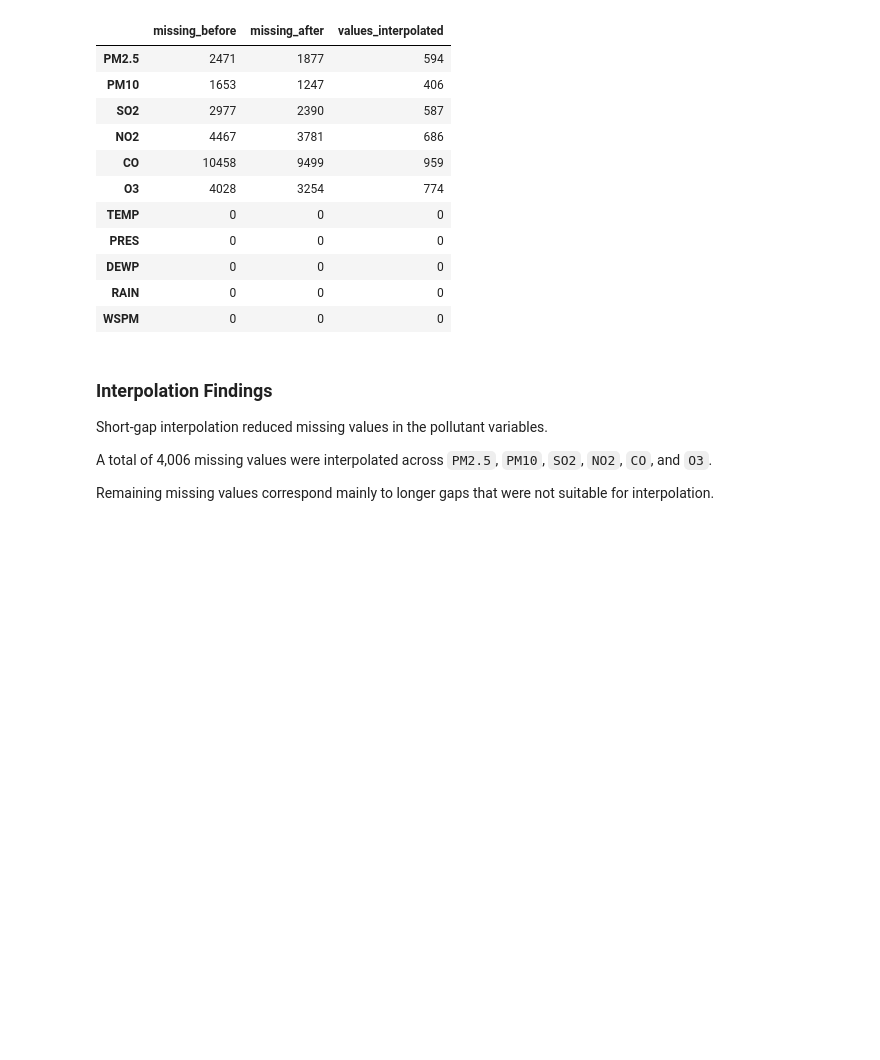
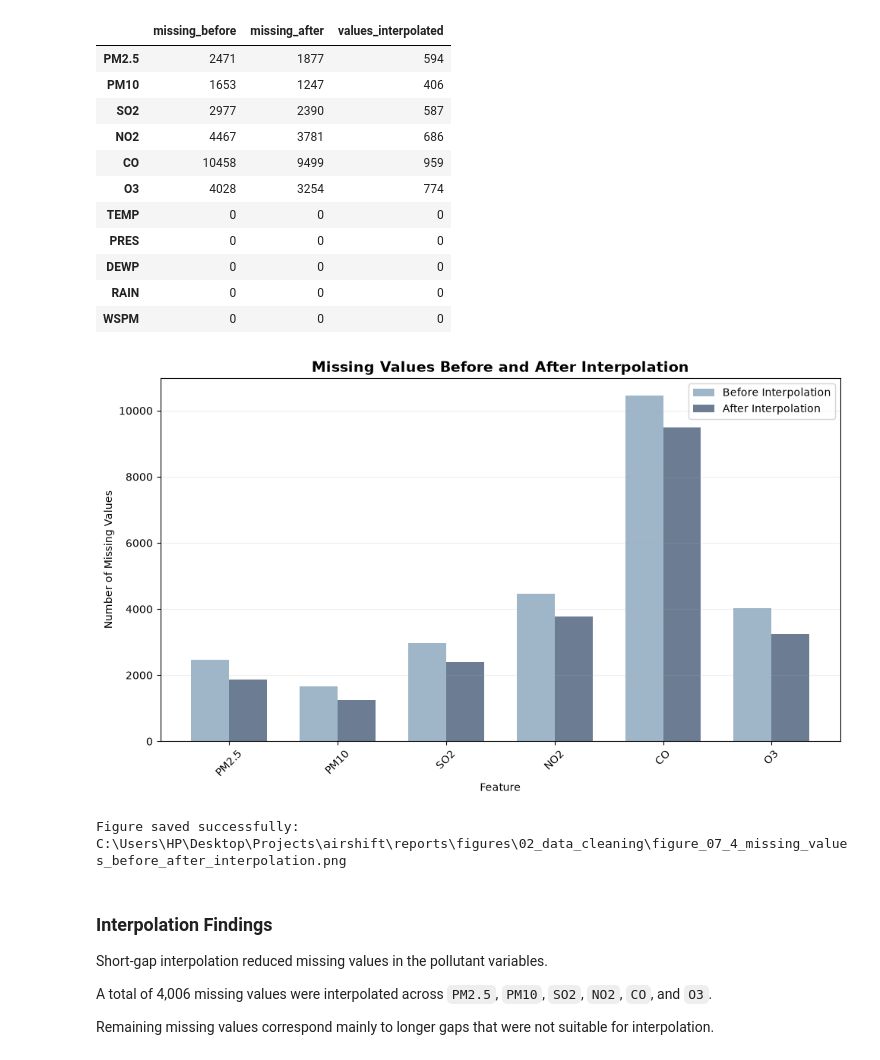
Before and after one commit to saraalwadia/airshift, a Jupyter notebook: notebooks/02_data_cleaning.ipynb, the cells around one changed output. Cells and saved outputs as stored; diff of their text form; code cells hidden in the pictures; blank space fills up the shorter version.

Commit message:
final missing values check figure

```diff
--- a/notebooks/02_data_cleaning.ipynb
+++ b/notebooks/02_data_cleaning.ipynb
@@ -647,6 +647,74 @@ interpolation_summary
 | DEWP | 0 | 0 | 0 |
 | RAIN | 0 | 0 | 0 |
 | WSPM | 0 | 0 | 0 |
+# %%
+FIGURES_DIR = Path("../reports/figures/02_data_cleaning")
+FIGURES_DIR.mkdir(parents=True, exist_ok=True)
+
+plot_data = interpolation_summary[
+    interpolation_summary["missing_before"] > 0
+]
+
+x = np.arange(len(plot_data))
+width = 0.35
+
+plt.figure(figsize=(10, 6))
+
+plt.bar(
+    x - width / 2,
+    plot_data["missing_before"],
+    width,
+    label="Before Interpolation",
+    color="#9FB6C9"
+)
+
+plt.bar(
+    x + width / 2,
+    plot_data["missing_after"],
+    width,
+    label="After Interpolation",
+    color="#6B7C93"
+)
+
+plt.title(
+    "Missing Values Before and After Interpolation",
+    fontsize=14,
+    fontweight="bold"
+)
+
+plt.xlabel("Feature")
+plt.ylabel("Number of Missing Values")
+
+plt.xticks(
+    x,
+    plot_data.index,
+    rotation=45
+)
+
+plt.legend()
+plt.grid(axis="y", alpha=0.2)
+
+plt.tight_layout()
+
+figure_path = (
+    FIGURES_DIR /
+    "figure_07_4_missing_values_before_after_interpolation.png"
+)
+
+plt.savefig(
+    figure_path,
+    dpi=300,
+    bbox_inches="tight"
+)
+
+plt.show()
+
+print("Figure saved successfully:")
+print(figure_path.resolve())
+# %% [output]
+[figure, added]
+Figure saved successfully:
+C:\Users\HP\Desktop\Projects\airshift\reports\figures\02_data_cleaning\figure_07_4_missing_values_before_after_interpolation.png
 # %% [markdown]
 ### Interpolation Findings
 
```
Also changed, not shown: parts of 1 cell of this notebook.
